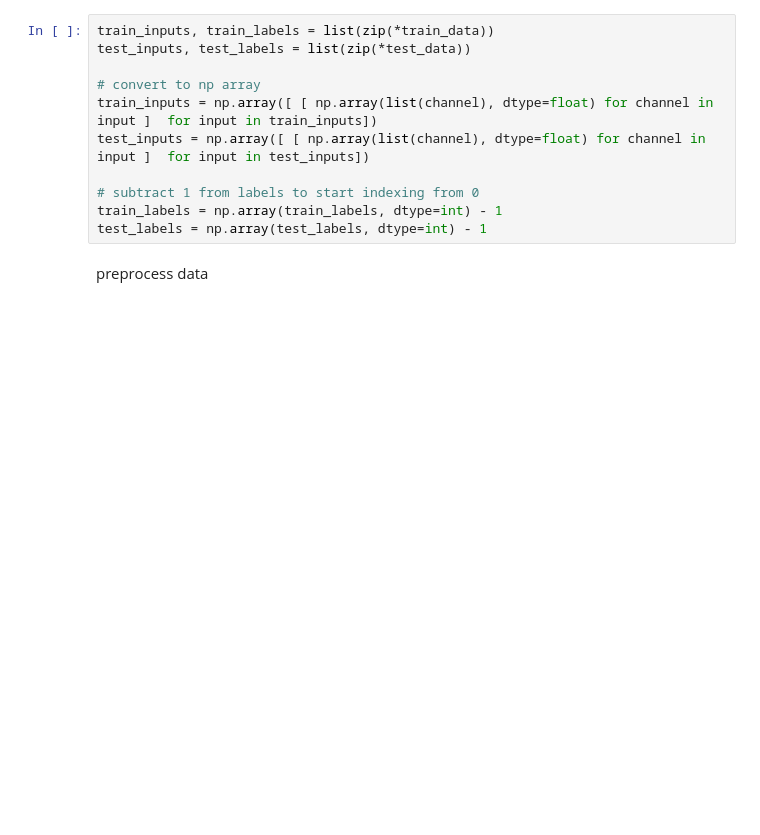
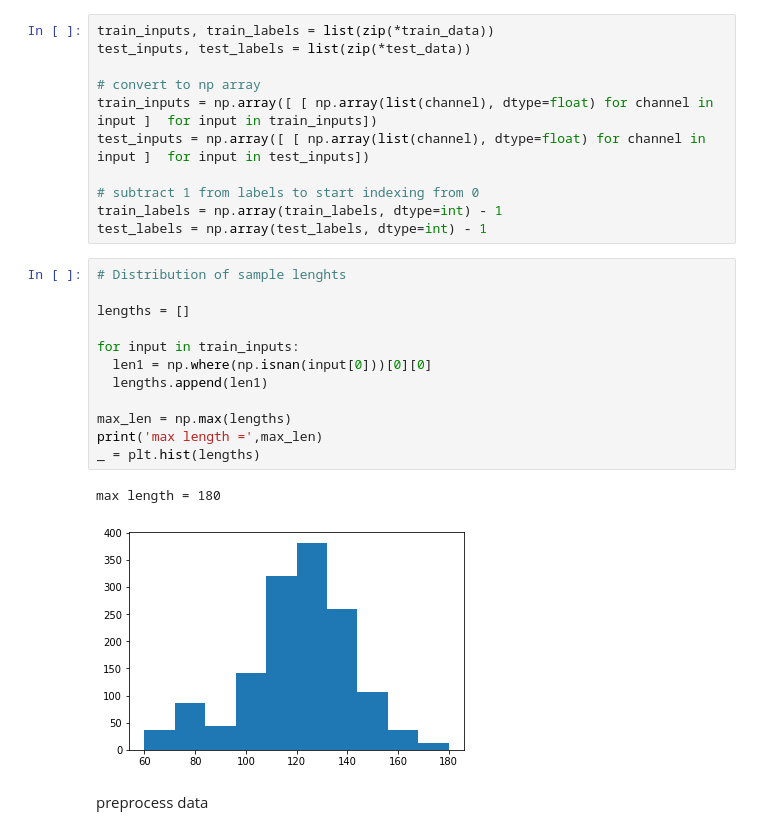
Before and after one commit to gourarushi/Character-Trajectory, a Jupyter notebook: Character_Trajectories.ipynb, the cells around one changed output. Saved outputs shown, nothing was run; the diff lists cells and outputs as text; blank space fills up the shorter version.

```diff
--- a/Character_Trajectories.ipynb
+++ b/Character_Trajectories.ipynb
@@ -75,6 +75,21 @@ test_inputs = np.array([ [ np.array(list(channel), dtype=float) for channel in i
 # subtract 1 from labels to start indexing from 0
 train_labels = np.array(train_labels, dtype=int) - 1
 test_labels = np.array(test_labels, dtype=int) - 1
+# %%
+# Distribution of sample lenghts
+
+lengths = []
+
+for input in train_inputs:
+  len1 = np.where(np.isnan(input[0]))[0][0]
+  lengths.append(len1)
+
+max_len = np.max(lengths)
+print('max length =',max_len)
+_ = plt.hist(lengths)
+# %% [output]
+max length = 180
+[figure, added]
 # %% [markdown]
 preprocess data
 # %%
```
Also changed, not shown: parts of 22 cells of this notebook.
